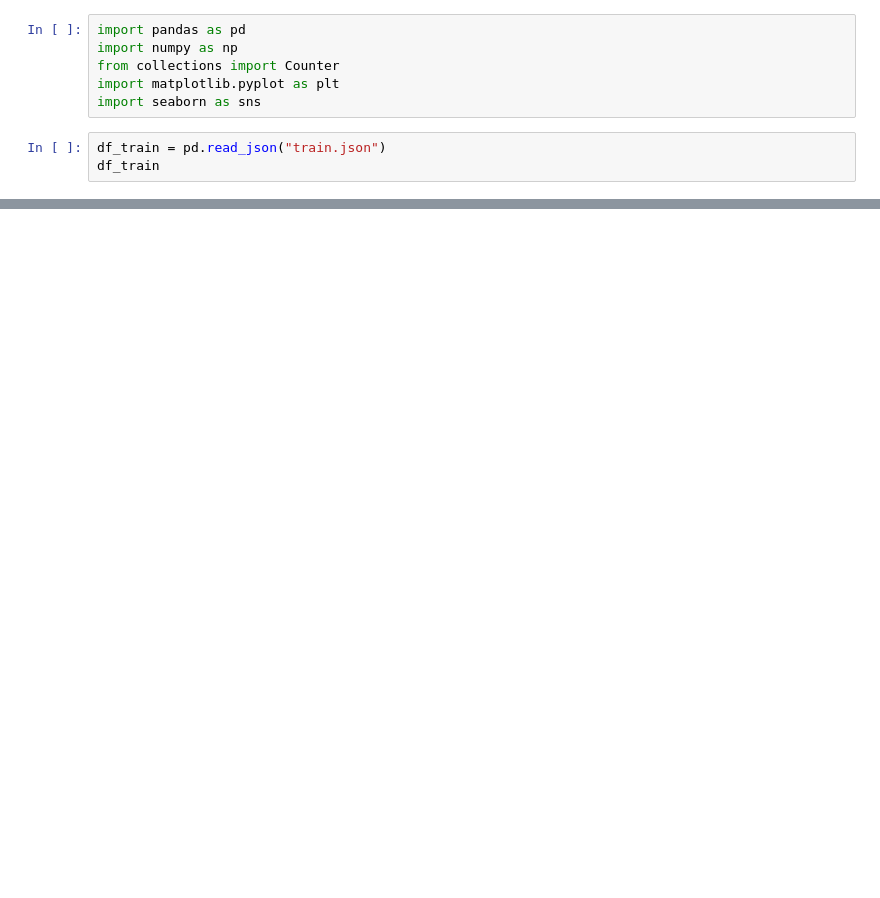
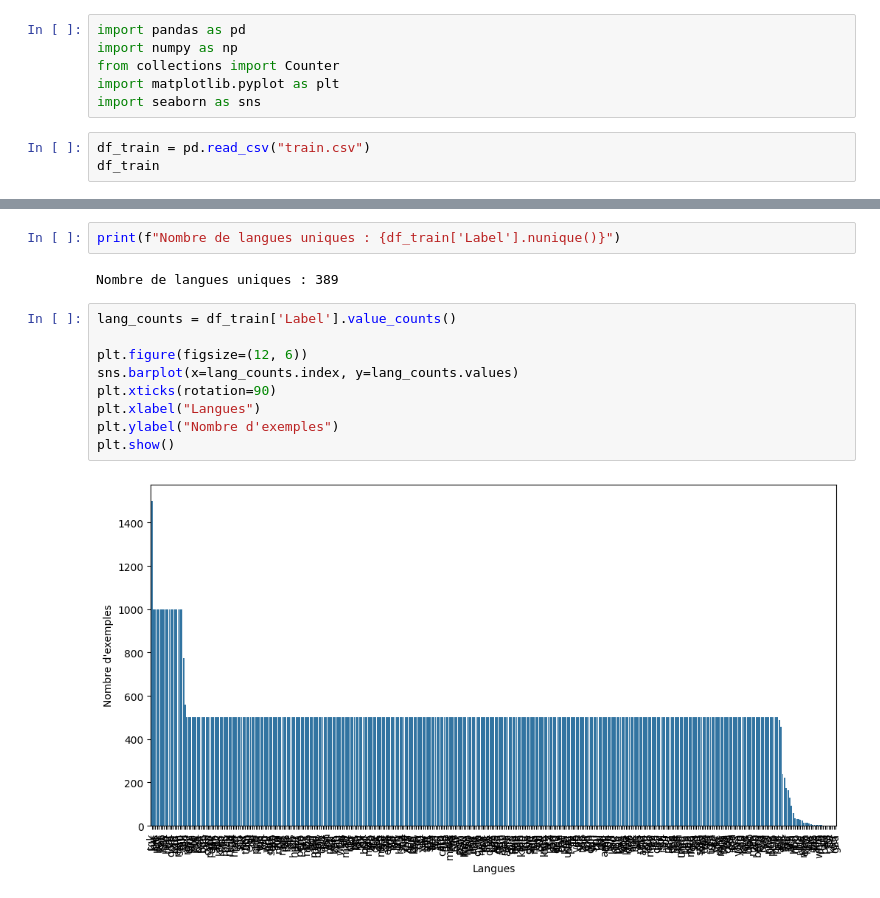
Before and after one commit to guillfay/NLPKaggleChallenge, a Jupyter notebook: data_info.ipynb, the cells around one changed output, grey strips where cells are left out. Drawn from its saved outputs; the diff is of its cells as text; blank space fills up the shorter version.

```diff
--- a/data_info.ipynb
+++ b/data_info.ipynb
@@ -5,6 +5,6 @@ from collections import Counter
 import matplotlib.pyplot as plt
 import seaborn as sns
 # %%
-df_train = pd.read_json("train.json")
+df_train = pd.read_csv("train.csv")
 df_train
 # %% [output]
@@ -134,0 +46,15 @@ plot_category_distributions(df_train)
+# %%
+print(f"Nombre de langues uniques : {df_train['Label'].nunique()}")
+# %% [output]
+Nombre de langues uniques : 389
+# %%
+lang_counts = df_train['Label'].value_counts()
+
+plt.figure(figsize=(12, 6))
+sns.barplot(x=lang_counts.index, y=lang_counts.values)
+plt.xticks(rotation=90)
+plt.xlabel("Langues")
+plt.ylabel("Nombre d'exemples")
+plt.show()
+# %% [output]
+[figure, added]
```
Also changed, not shown: parts of 8 cells of this notebook, 19 other files.
